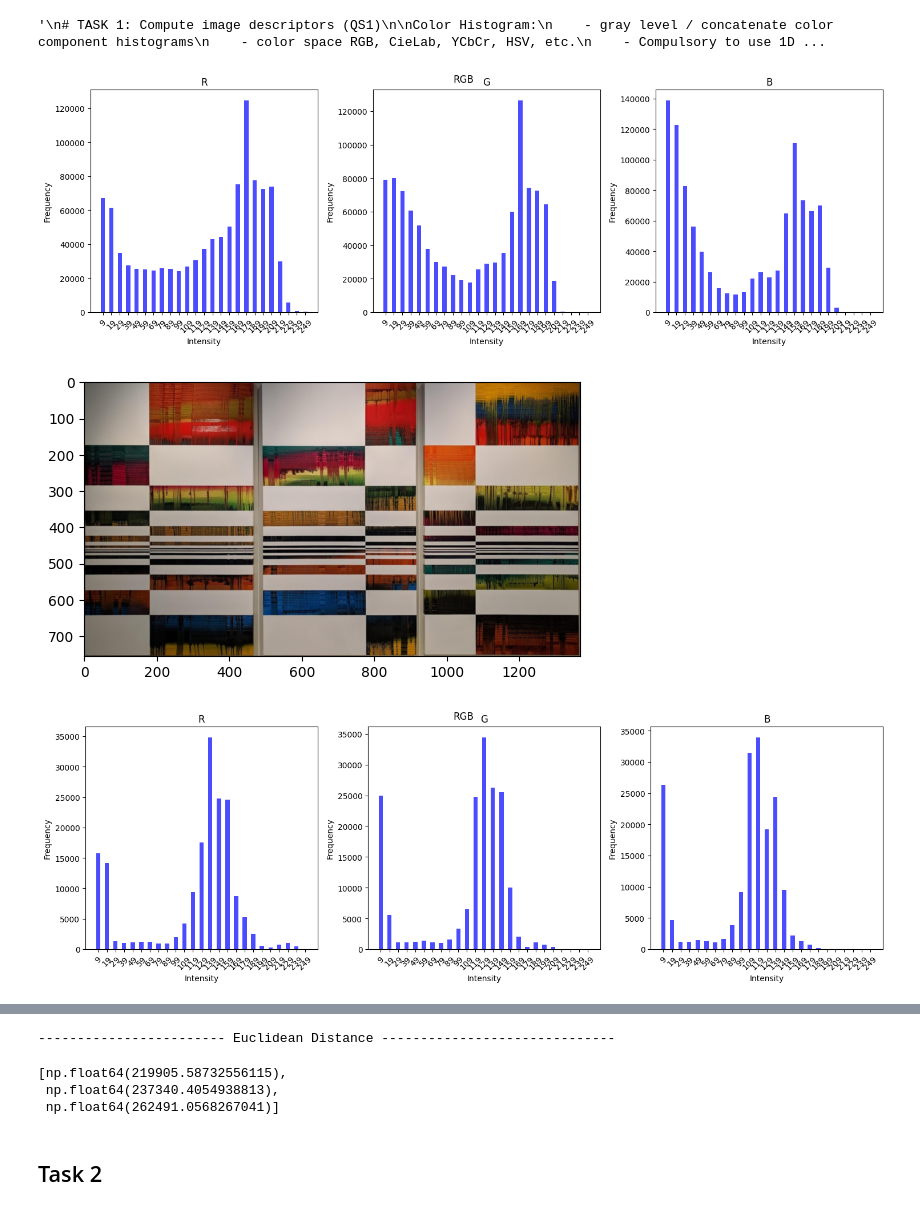
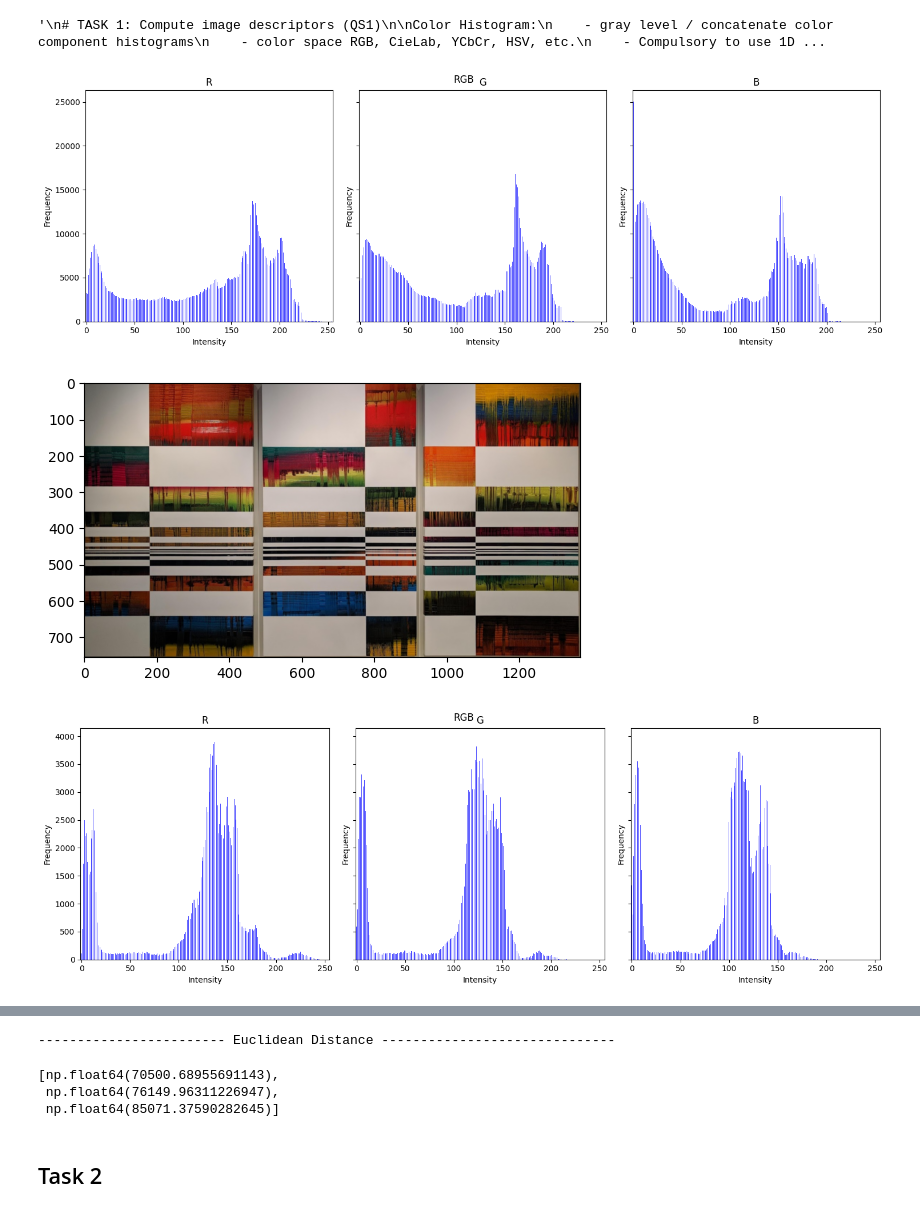
Before and after one commit to MCV-2024-C1-Project/Team5, a Jupyter notebook: working_notebook.ipynb, the cells around one changed output, grey strips where cells are left out. Cells and saved outputs as stored; diff of their text form; code cells hidden in the pictures.

Commit message:
Defaulted interval to 1 and modified hist visz

```diff
--- a/working_notebook.ipynb
+++ b/working_notebook.ipynb
@@ -61,7 +61,7 @@ class SimilarityType(Enum):
     hellingerKernel = hellinger_kernel
 
 class Image:
-    def __init__(self, path: str, colorspace: ColorSpace = ColorSpace.RGB, interval: int = 10):
+    def __init__(self, path: str, colorspace: ColorSpace = ColorSpace.RGB, interval: int = 1):
         self.path = path
         self.image = cv2.imread(path)
         self.colorspace = colorspace
@@ -88,15 +88,16 @@ class Image:
     def plot_histograms(self, savepath: Optional[str] = None):
         channel_names = self.get_channel_names()
 
-        fig, axs = plt.subplots(1, len(self.histogram_descriptor), figsize=(15, 5))
+        fig, axs = plt.subplots(1, len(self.histogram_descriptor), figsize=(15, 5), sharey=True)
 
         for i, hist in enumerate(self.histogram_descriptor):
             axs[i].bar(range(len(hist)), hist, width=0.5, color='blue', alpha=0.7)
             axs[i].set_title(f'{channel_names[i]}')
             axs[i].set_xlabel('Intensity')
             axs[i].set_ylabel('Frequency')
-            axs[i].set_xticks(range(len(hist)))
-            axs[i].set_xticklabels([f"{(j + 1) * self.interval - 1}" for j in range(len(hist))], rotation=45)
+            axs[i].set_xlim(-1, len(hist))
+            # axs[i].set_xticks(range(len(hist)))
+            # axs[i].set_xticklabels([f"{(j + 1) * self.interval - 1}" for j in range(len(hist))], rotation=45)
             axs[i].grid(False)
 
         plt.tight_layout()
@@ -125,7 +126,7 @@ class Image:
         plt.show()
 
 
-    def _compute_similarity_or_distance(self, image2: Image, func: Callable) -> List[float]:
+    def _compute_similarity_or_distance(self, image2: 'Image', func: Callable) -> List[float]:
         result = []
 
         # Assert they have comparable histograms
@@ -139,31 +140,31 @@ class Image:
 
         return result
 
-    def compute_similarity(self, image2: Image, type=SimilarityType):
+    def compute_similarity(self, image2: 'Image', type=SimilarityType):
         return self._compute_similarity_or_distance(image2, type)
 
-    def compute_distance(self, image2: Image, type=DistanceType) -> List[float]:
+    def compute_distance(self, image2: 'Image', type=DistanceType) -> List[float]:
         return self._compute_similarity_or_distance(image2, type)
 # %%
-image = Image('./data/BBDD/bbdd_00000.jpg')
+image = Image('./data/BBDD/bbdd_00000.jpg', interval=1)
 image.plot_histograms()
 image.show()
 
-image2 = Image('./data/BBDD/bbdd_00002.jpg')
+image2 = Image('./data/BBDD/bbdd_00002.jpg', interval=1)
 image2.plot_histograms()
 image2.show()
 
 print('------------------------ Euclidean Distance ------------------------------')
 image.compute_distance(image2, type=DistanceType.euclidean)
 # %% [output]
-[figure, old version]
+[figure, new version]
 [figure]
-[figure, old version]
+[figure, new version]
 [figure]
 ------------------------ Euclidean Distance ------------------------------
-[np.float64(219905.58732556115),
- np.float64(237340.4054938813),
- np.float64(262491.0568267041)]
+[np.float64(70500.68955691143),
+ np.float64(76149.96311226947),
+ np.float64(85071.37590282645)]
 # %% [markdown]
 ## Task 2
 # %%
```
Also changed, not shown: parts of 1 cell of this notebook.
